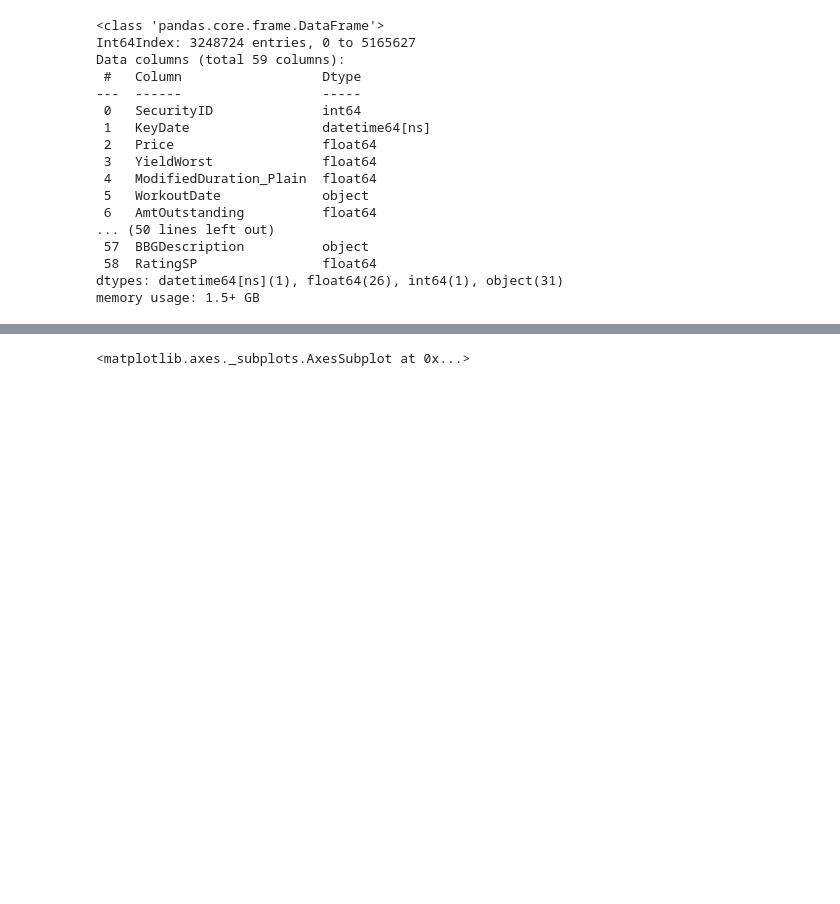
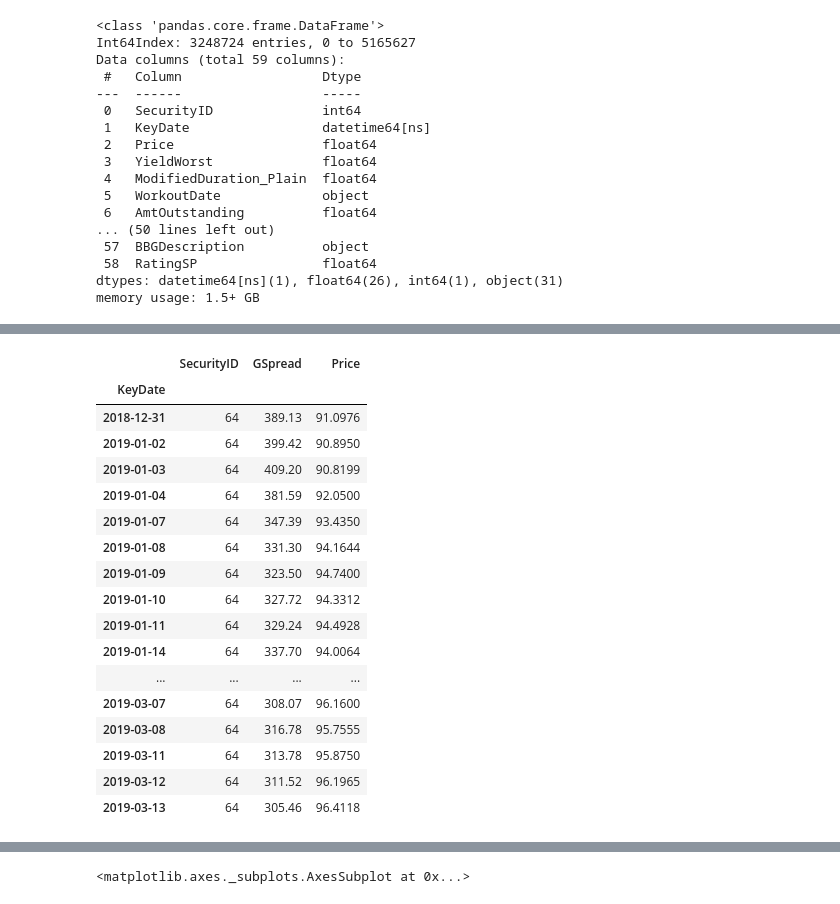
Before and after one commit to caopuzheng/queens_capstone, a Jupyter notebook: Capstone_TimeSeries_Feature_Extraction_MB.ipynb, the cells around one changed output, grey strips where cells are left out. Drawn from its saved outputs; the diff is of its cells as text; code cells hidden in the pictures; blank space fills up the shorter version.

```diff
--- a/Capstone_TimeSeries_Feature_Extraction_MB.ipynb
+++ b/Capstone_TimeSeries_Feature_Extraction_MB.ipynb
@@ -190,0 +207,22 @@ from time import time
+# %%
+df_all = df_all.set_index(['KeyDate'])
+df_all.head(50)
+# %% [output]
+|  | SecurityID | GSpread | Price |
+| KeyDate |  |  |  |
+| 2018-12-31 | 64 | 389.13 | 91.0976 |
+| 2019-01-02 | 64 | 399.42 | 90.8950 |
+| 2019-01-03 | 64 | 409.20 | 90.8199 |
+| 2019-01-04 | 64 | 381.59 | 92.0500 |
+| 2019-01-07 | 64 | 347.39 | 93.4350 |
+| 2019-01-08 | 64 | 331.30 | 94.1644 |
+| 2019-01-09 | 64 | 323.50 | 94.7400 |
+| 2019-01-10 | 64 | 327.72 | 94.3312 |
+| 2019-01-11 | 64 | 329.24 | 94.4928 |
+| 2019-01-14 | 64 | 337.70 | 94.0064 |
+| ... | ... | ... | ... |
+| 2019-03-07 | 64 | 308.07 | 96.1600 |
+| 2019-03-08 | 64 | 316.78 | 95.7555 |
+| 2019-03-11 | 64 | 313.78 | 95.8750 |
+| 2019-03-12 | 64 | 311.52 | 96.1965 |
+| 2019-03-13 | 64 | 305.46 | 96.4118 |
```
Also changed, not shown: parts of 11 cells of this notebook, 1 other file.
